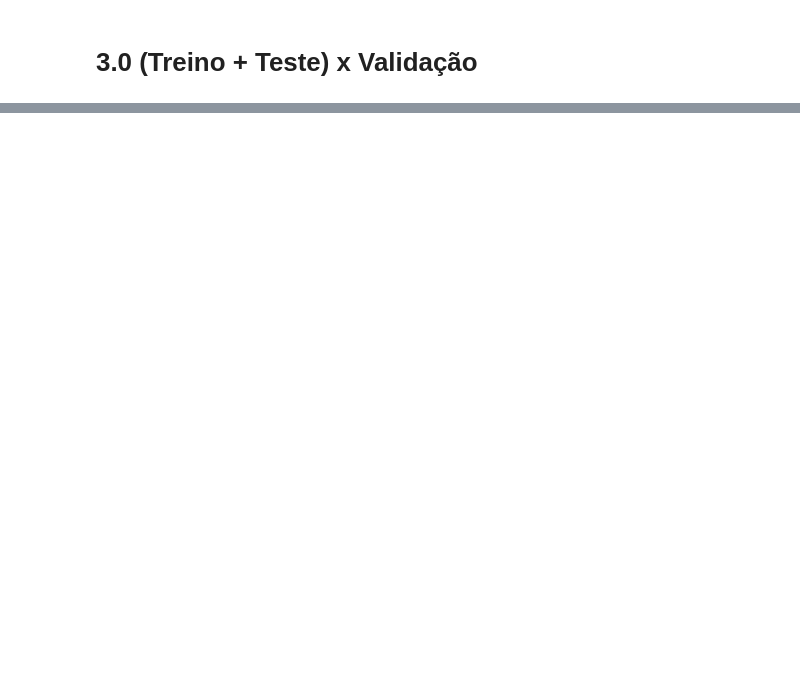
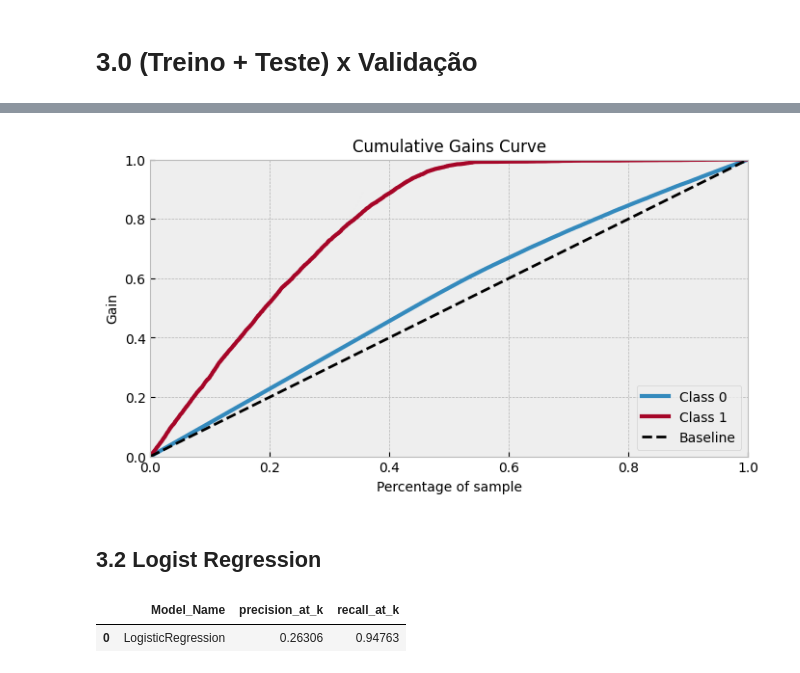
Before and after one commit to Gabrielnbr/estudo_pa004, a Jupyter notebook: notebooks/7.treinamento-modelo-calssificacao.ipynb, the cells around one changed output, grey strips where cells are left out. Saved outputs shown, nothing was run; the diff lists cells and outputs as text; code cells hidden in the pictures; blank space fills up the shorter version.

```diff
--- a/notebooks/7.treinamento-modelo-calssificacao.ipynb
+++ b/notebooks/7.treinamento-modelo-calssificacao.ipynb
@@ -251,7 +307,0 @@ with plt.rc_context({'figure.figsize': (8, 4), 'font.size': 10}):
-# %%
-rf_model.fit(x_treino_teste, y_treino_teste)
-
-y_proba_rf_2 = rf_model.predict_proba(x_validacao)
-
-print("Log Loss: ", log_loss(y_validacao, y_proba_rf_2))
-print("Brier Score: ", brier_score_loss(y_validacao, y_proba_rf_2[:,1]))
@@ -288,0 +308,3 @@ pickle.dump(lr_model, open("../models/lr_model.pkl", "wb"))
+# %%
+x_tr_tes = pd.concat([x_treino, x_teste])
+y_tr_tes = pd.concat([y_treino, y_teste])
@@ -288,0 +313,4 @@ pickle.dump(lr_model, open("../models/lr_model.pkl", "wb"))
+# %%
+rf_model.fit(x_tr_tes,y_tr_tes)
+
+yhat_rf_val = rf_model.predict_proba(x_validacao)
@@ -288,0 +339,8 @@ pickle.dump(lr_model, open("../models/lr_model.pkl", "wb"))
+# %%
+with plt.rc_context({'figure.figsize': (8, 4), 'font.size': 10}):
+    skplt.metrics.plot_cumulative_gain(y_validacao, yhat_rf_val)
+    plt.show()
+# %% [output]
+[figure, added]
+# %% [markdown]
+## 3.2 Logist Regression
@@ -288,0 +356,6 @@ pickle.dump(lr_model, open("../models/lr_model.pkl", "wb"))
+# %%
+lr_val = sm.ml_error(lr_model,df_lr)
+lr_val
+# %% [output]
+|  | Model_Name | precision_at_k | recall_at_k |
+| 0 | LogisticRegression | 0.26306 | 0.94763 |
```
Also changed, not shown: parts of 115 cells of this notebook, 14 other files.
